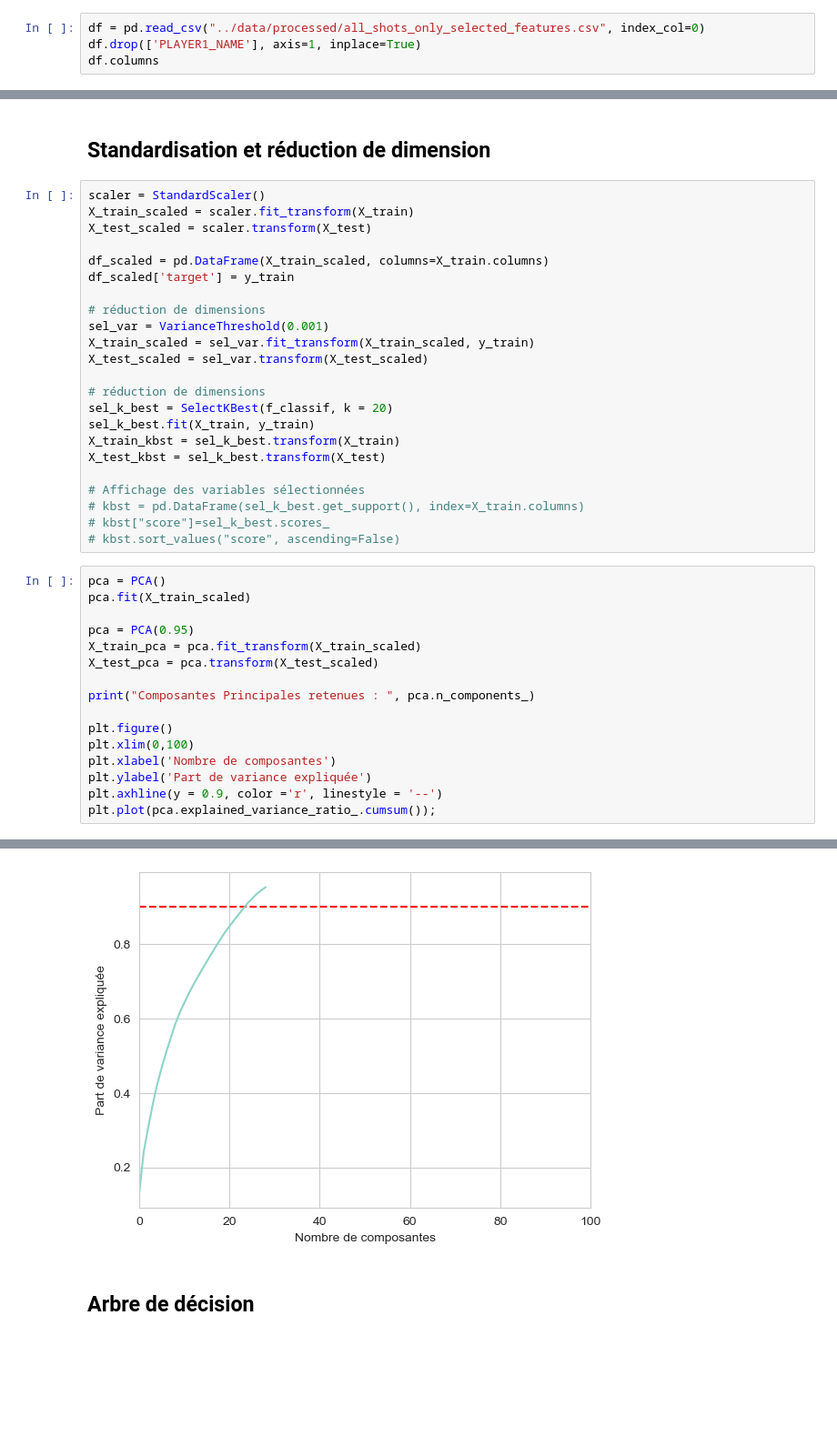
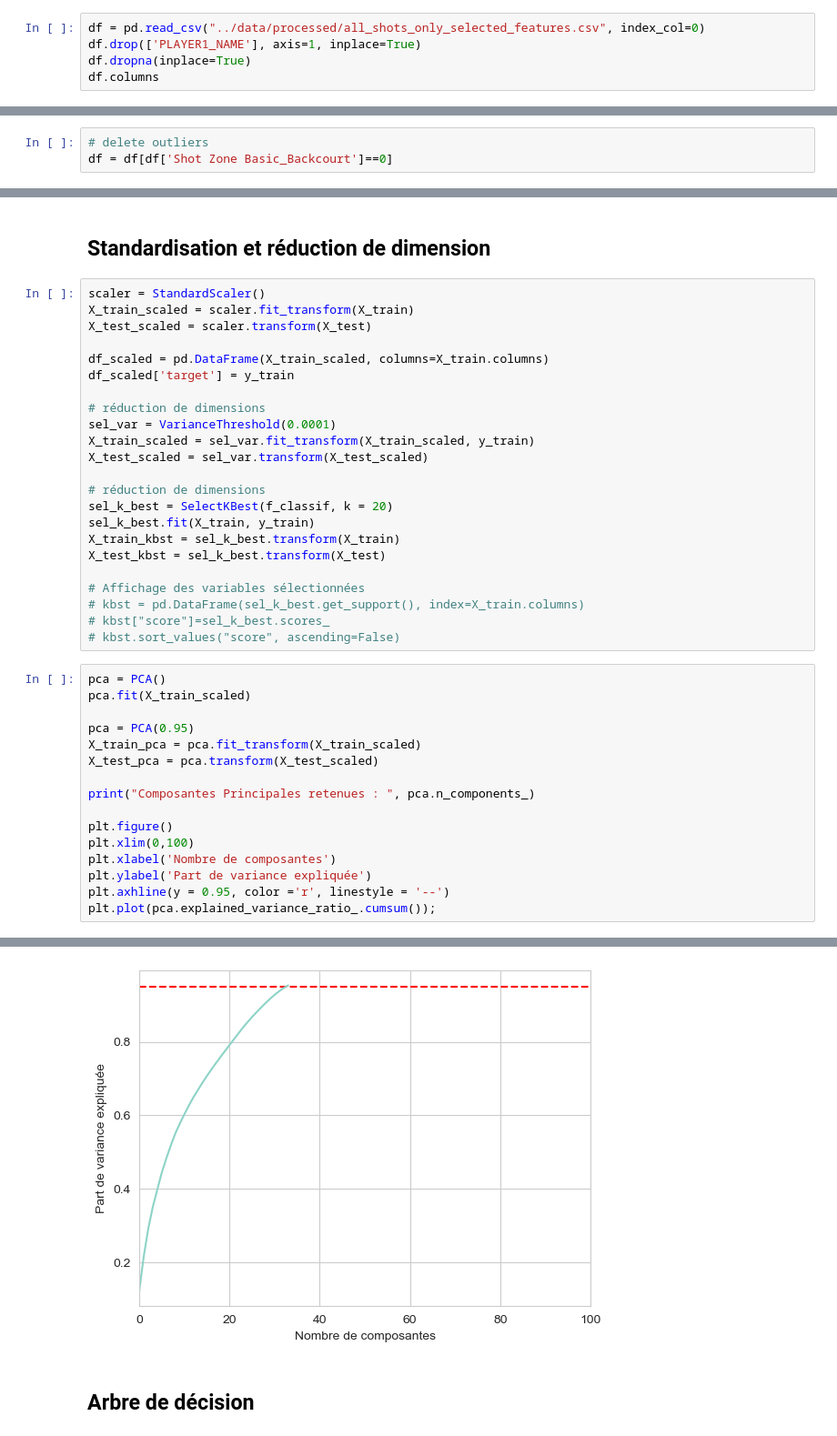
Before and after one commit to DataScientest-Studio/fev24_cds_nba1, a Jupyter notebook: notebooks/6.0-sarah-modelisation-simple.ipynb, the cells around one changed output, grey strips where cells are left out. Shown: that part at 91% size. Saved outputs shown, nothing was run; the diff lists cells and outputs as text; blank space fills up the shorter version.

```diff
--- a/notebooks/6.0-sarah-modelisation-simple.ipynb
+++ b/notebooks/6.0-sarah-modelisation-simple.ipynb
@@ -22,6 +22,7 @@ pd.set_option('display.max_columns', 500)
 # %%
 df = pd.read_csv("../data/processed/all_shots_only_selected_features.csv", index_col=0)
 df.drop(['PLAYER1_NAME'], axis=1, inplace=True)
+df.dropna(inplace=True)
 df.columns
 # %% [output]
 Index(['Shot Distance', 'X Location', 'Y Location', 'Season Type',
@@ -40,5 +46,8 @@ Index(['Shot Distance', 'X Location', 'Y Location', 'Season Type',
        'DETAILLED_SHOT_TYPE_OTHER', 'target'],
       dtype='object')
+# %%
+# delete outliers
+df = df[df['Shot Zone Basic_Backcourt']==0]
 # %%
 df.corr()['target'].abs().sort_values(ascending=False)[:15]
 # %% [output]
@@ -77,7 +86,7 @@ df_scaled = pd.DataFrame(X_train_scaled, columns=X_train.columns)
 df_scaled['target'] = y_train
 
 # réduction de dimensions
-sel_var = VarianceThreshold(0.001)
+sel_var = VarianceThreshold(0.0001)
 X_train_scaled = sel_var.fit_transform(X_train_scaled, y_train)
 X_test_scaled = sel_var.transform(X_test_scaled)
 
@@ -105,6 +114,6 @@ plt.figure()
 plt.xlim(0,100)
 plt.xlabel('Nombre de composantes')
 plt.ylabel('Part de variance expliquée')
-plt.axhline(y = 0.9, color ='r', linestyle = '--')
+plt.axhline(y = 0.95, color ='r', linestyle = '--')
 plt.plot(pca.explained_variance_ratio_.cumsum());
 # %% [output]
@@ -112,4 +121,4 @@ Composantes Principales retenues :  29
-[figure, old version]
+[figure, new version]
 # %% [markdown]
 ## Arbre de décision
 # %%
```
Also changed, not shown: parts of 8 cells of this notebook, 12 other files.
